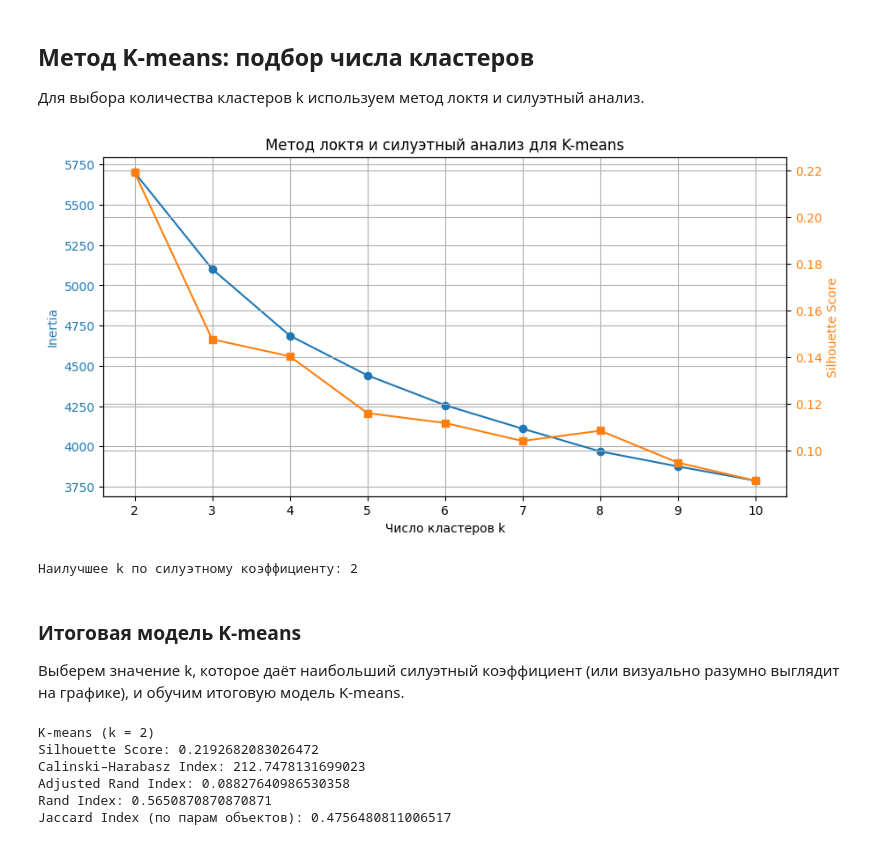
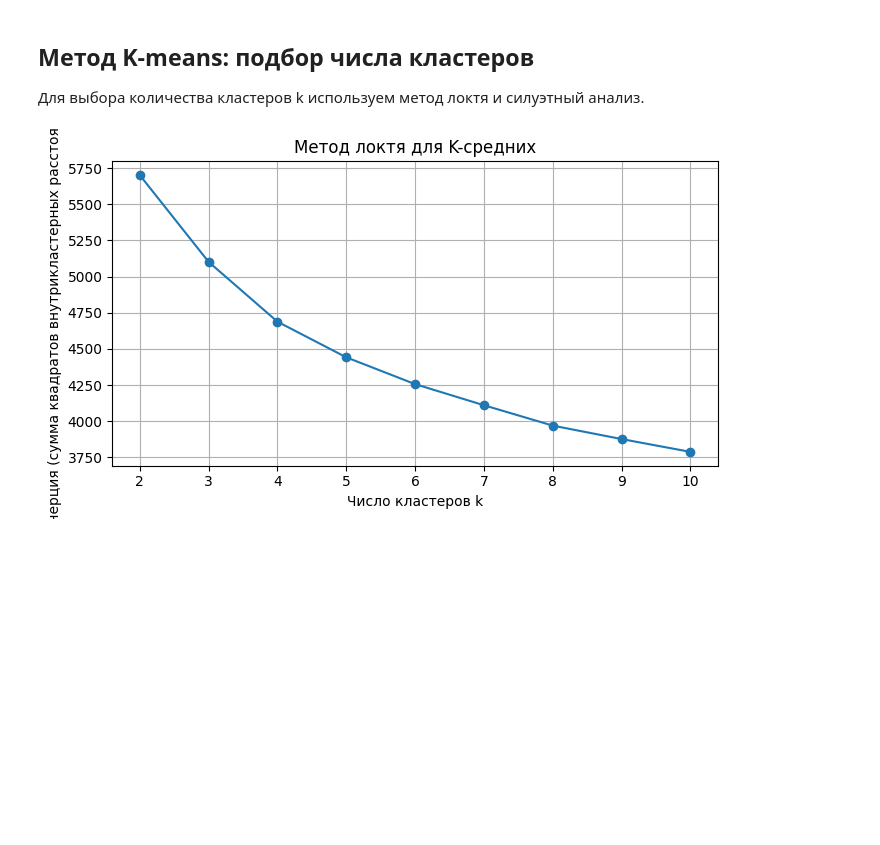
Before and after one commit to Killstroier/4lab_clasterization, a Jupyter notebook: 4lab_clustering_german_credit.ipynb, the cells around one changed output. Cells and saved outputs as stored; diff of their text form; code cells hidden in the pictures; blank space fills up the shorter version.

```diff
--- a/4lab_clustering_german_credit.ipynb
+++ b/4lab_clustering_german_credit.ipynb
@@ -327,65 +278,36 @@ def partition_jaccard(labels_true, labels_pred):
 
 Для выбора количества кластеров k используем метод локтя и силуэтный анализ.
 # %%
+from sklearn.cluster import KMeans
+from sklearn.metrics import silhouette_score
+import matplotlib.pyplot as plt
+
+k_values = range(2, 11)
+best_k = 3
 inertias = []
-silhouettes = []
-k_values = range(2, 11)
 
 for k in k_values:
-    kmeans = KMeans(n_clusters=k, n_init=10, random_state=RANDOM_STATE)
-    labels = kmeans.fit_predict(X_scaled)
-    inertias.append(kmeans.inertia_)
-    sil_score = silhouette_score(X_scaled, labels)
-    silhouettes.append(sil_score)
+    km = KMeans(n_clusters=k, n_init=10, random_state=RANDOM_STATE)
+    km.fit(X_scaled)
+    inertias.append(km.inertia_)
 
-fig, ax1 = plt.subplots()
+# Финальная модель K-means
+kmeans = KMeans(
+    n_clusters=best_k,
+    n_init=10,
+    random_state=RANDOM_STATE
+)
 
-color = 'tab:blue'
-ax1.set_xlabel('Число кластеров k')
-ax1.set_ylabel('Inertia', color=color)
-ax1.plot(k_values, inertias, marker='o', color=color)
-ax1.tick_params(axis='y', labelcolor=color)
+kmeans_labels = kmeans.fit_predict(X_scaled)
 
-ax2 = ax1.twinx()
-color = 'tab:orange'
-ax2.set_ylabel('Silhouette Score', color=color)
-ax2.plot(k_values, silhouettes, marker='s', color=color)
-ax2.tick_params(axis='y', labelcolor=color)
 
-plt.title('Метод локтя и силуэтный анализ для K-means')
+plt.figure(figsize=(7, 4))
+plt.plot(list(k_values), inertias, marker='o')
+plt.title('Метод локтя для K-средних')
+plt.xlabel('Число кластеров k')
+plt.ylabel('Инерция (сумма квадратов внутрикластерных расстояний)')
+plt.grid(True)
+plt.tight_layout()
 plt.show()
-
-best_k_sil = k_values[int(np.argmax(silhouettes))]
-print('Наилучшее k по силуэтному коэффициенту:', best_k_sil)
 # %% [output]
-[figure, old version]
+[figure, new version]
-Наилучшее k по силуэтному коэффициенту: 2
-# %% [markdown]
-### Итоговая модель K-means
-
-Выберем значение k, которое даёт наибольший силуэтный коэффициент (или визуально разумно выглядит на графике), и обучим итоговую модель K-means.
-# %%
-k_opt = best_k_sil  # при необходимости можно задать вручную, например k_opt = 3
-
-kmeans_final = KMeans(n_clusters=k_opt, n_init=10, random_state=RANDOM_STATE)
-kmeans_labels = kmeans_final.fit_predict(X_scaled)
-
-sil_kmeans = silhouette_score(X_scaled, kmeans_labels)
-ch_kmeans = calinski_harabasz_score(X_scaled, kmeans_labels)
-ari_kmeans = adjusted_rand_score(y, kmeans_labels)
-rand_kmeans = rand_score(y, kmeans_labels)
-jaccard_kmeans = partition_jaccard(y.to_numpy(), kmeans_labels)
-
-print('K-means (k = {})'.format(k_opt))
-print('Silhouette Score:', sil_kmeans)
-print('Calinski–Harabasz Index:', ch_kmeans)
-print('Adjusted Rand Index:', ari_kmeans)
-print('Rand Index:', rand_kmeans)
-print('Jaccard Index (по парам объектов):', jaccard_kmeans)
-# %% [output]
-K-means (k = 2)
-Silhouette Score: 0.2192682083026472
-Calinski–Harabasz Index: 212.7478131699023
-Adjusted Rand Index: 0.08827640986530358
-Rand Index: 0.5650870870870871
-Jaccard Index (по парам объектов): 0.4756480811006517
```
Also changed, not shown: parts of 44 cells of this notebook.
